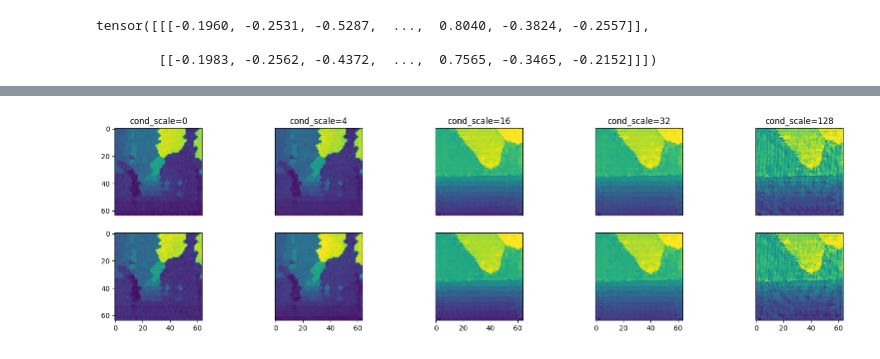
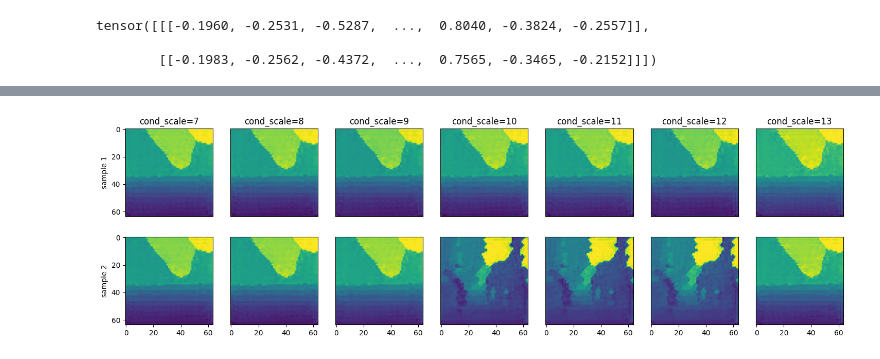
Before and after one commit to kirilllzaitsev/depth_completion_with_diffusion, a Jupyter notebook: rsl_depth_completion/conditional_diffusion/fine-tuning.ipynb, the cells around one changed output, grey strips where cells are left out. Saved outputs shown, nothing was run; the diff lists cells and outputs as text; code cells hidden in the pictures.

```diff
--- a/rsl_depth_completion/conditional_diffusion/fine-tuning.ipynb
+++ b/rsl_depth_completion/conditional_diffusion/fine-tuning.ipynb
@@ -27,7 +27,7 @@ torch.backends.cudnn.benchmark = True
 # %%
 
 cfg = cfg_cls(path=cfg_cls.default_file)
-
+cfg.batch_size = 2
 set_seed(cfg.seed)
 
 if cfg.is_cluster:
@@ -192,12 +247,16 @@ tensor([[[-0.1960, -0.2531, -0.5287,  ...,  0.8040, -0.3824, -0.2557]],
 
         [[-0.1983, -0.2562, -0.4372,  ...,  0.7565, -0.3465, -0.2152]]])
 # %%
-fix, axs = plt.subplots(4, len(samples[0]) if len(samples[0]) > 1 else 2, figsize=(10, 10))
+fix, axs = plt.subplots(4, len(samples[0]) if len(samples[0]) > 1 else 2, figsize=(5, 10))
 for i in range(len(samples[0])):
     axs[0,i].imshow(samples[0][i].permute(1, 2, 0).cpu().numpy())
     axs[0,i].set_title(f"{i=}")
     axs[1,i].imshow(eval_batch["cond_image"][i].permute(1, 2, 0).cpu().numpy())
     axs[2,i].imshow(eval_batch["rgb"][i].permute(1, 2, 0).cpu().numpy())
     axs[3,i].imshow(eval_batch["sdm"][i].permute(1, 2, 0).cpu().numpy())
+axs[0,0].set_ylabel("sampled")
+axs[1,0].set_ylabel("cond_image")
+axs[2,0].set_ylabel("image for text_embed")
+axs[3,0].set_ylabel("sparse depth")
 plt.show()
 # %% [output]
@@ -205,30 +264,35 @@ plt.show()
 # %%
 def compare_diff_cond_scales(trainer):
-    cond_scales = list([0,4,16,32,128])
-    fix, axs = plt.subplots(cfg.batch_size, len(cond_scales), figsize=(20, 5))
+    # cond_scales = list([0,4,16,32,128])
+    # cond_scales = list([8,16,128,1000])
+    # cond_scales = list([0,1,2,3,4,5,6])
+    cond_scales = list(range(7,14))
+    fix, axs = plt.subplots(max(cfg.batch_size, 2), len(cond_scales), figsize=(18, 5))
     for i, cond_scale in enumerate(cond_scales):
         samples = trainer.sample(
             text_embeds=eval_batch["text_embed"],
             cond_images=eval_batch["cond_image"],
             cond_scale=cond_scale,
             batch_size=cfg.batch_size,
             stop_at_unet_number=None,
             return_all_unet_outputs=True,
         )
         for sample_idx in range(cfg.batch_size):
             axs[sample_idx, i].imshow(samples[0][sample_idx].permute(1, 2, 0).cpu().numpy())
             axs[0, i].set_title(f"{cond_scale=}")
             if sample_idx==0:
                 axs[sample_idx, i].set_xticks([])
             # if sample_idx!=0:
             #     axs[sample_idx, i].set_yticklabels([])
             #     axs[sample_idx, i].set_yticks([])
             #     axs[sample_idx, i].set_xticklabels([])
             if i!=0:
                 axs[sample_idx, i].set_yticklabels([])
                 axs[sample_idx, i].set_yticks([])
         # break
+    axs[0,0].set_ylabel("sample 1")
+    axs[1,0].set_ylabel("sample 2")
     plt.show()
 compare_diff_cond_scales(trainer)
 # %% [output]
-[figure, old version]
+[figure, new version]
```
Also changed, not shown: parts of 10 cells of this notebook, 7 other files.
